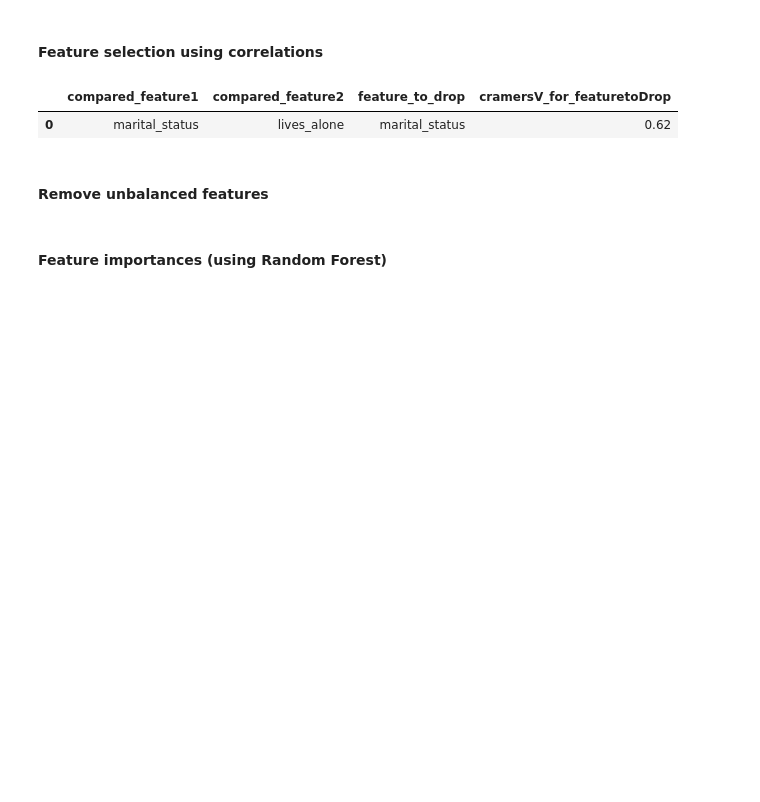
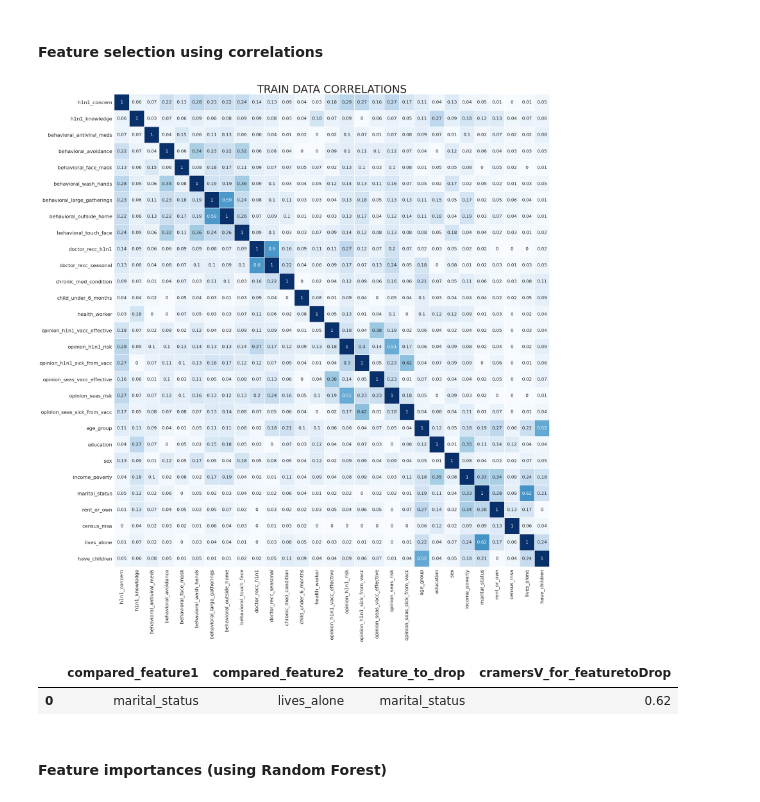
Before and after one commit to sharon-agai/flu-vaccine-prediction, a Jupyter notebook: flu_main.ipynb, the cells around one changed output. Saved outputs shown, nothing was run; the diff lists cells and outputs as text; code cells hidden in the pictures; blank space fills up the shorter version.

```diff
--- a/flu_main.ipynb
+++ b/flu_main.ipynb
@@ -155,12 +218,14 @@ test_features = test_features.drop(multico_features, axis=1)
 # %%
 # get correlation matrix
 trainfCorrs = prep.cramersV(train_features)
 
 # create correlation heatmap
-# prep.corrPlot(trainfCorrs, 'train data')
+prep.corrPlot(trainfCorrs, 'train data')
 
 # correlation analysis
 train_corrAnalysis, corr_drop = prep.corrAnalysis(trainfCorrs, 0.6)
+# %% [output]
+[figure, added]
 # %%
 train_corrAnalysis
 # %% [output]
@@ -170,5 +235,3 @@ train_corrAnalysis
 # Drop the correlated columns we found above
 train_features = train_features.drop(corr_drop, axis=1)
 test_features = test_features.drop(corr_drop, axis=1)
-# %% [markdown]
-#### Remove unbalanced features
```
Also changed, not shown: parts of 34 cells of this notebook.
